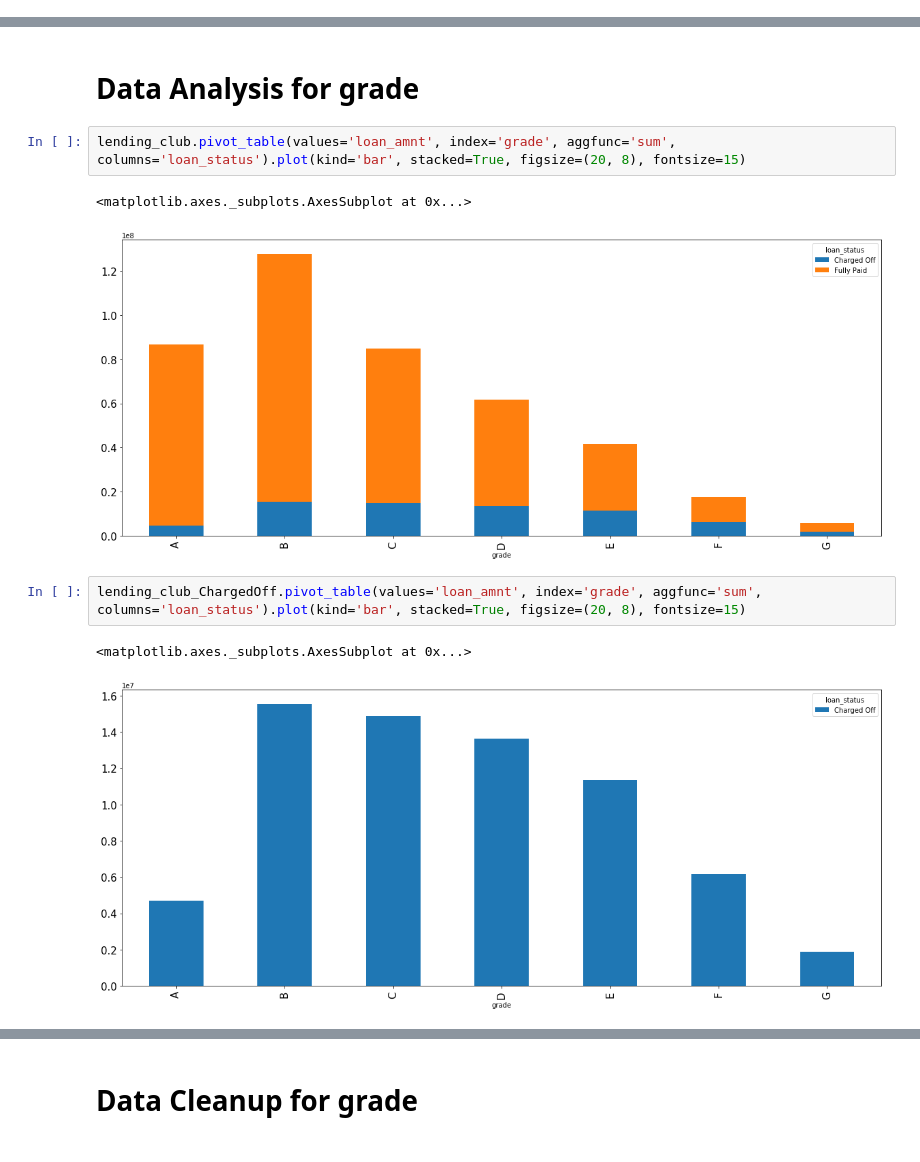
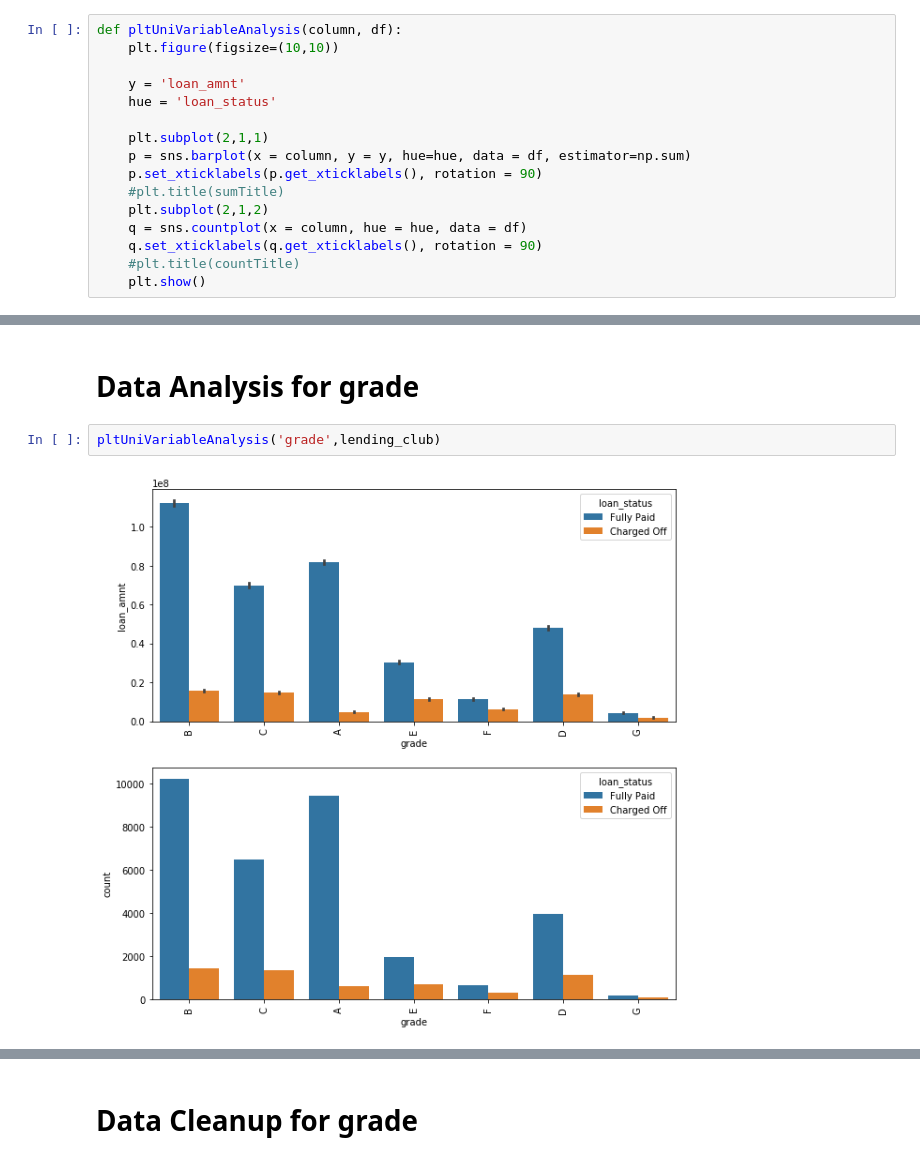
Before and after one commit to amirivija/EDA, a Jupyter notebook: group_assignment.ipynb, the cells around one changed output, grey strips where cells are left out. Drawn from its saved outputs; the diff is of its cells as text.

```diff
--- a/group_assignment.ipynb
+++ b/group_assignment.ipynb
@@ -96,3 +96,19 @@ def checkNullPerForColumns(columnName):
+# %%
+def pltUniVariableAnalysis(column, df):
+    plt.figure(figsize=(10,10))
+
+    y = 'loan_amnt'
+    hue = 'loan_status'
+
+    plt.subplot(2,1,1)
+    p = sns.barplot(x = column, y = y, hue=hue, data = df, estimator=np.sum)
+    p.set_xticklabels(p.get_xticklabels(), rotation = 90)
+    #plt.title(sumTitle)
+    plt.subplot(2,1,2)
+    q = sns.countplot(x = column, hue = hue, data = df)
+    q.set_xticklabels(q.get_xticklabels(), rotation = 90)
+    #plt.title(countTitle)
+    plt.show()
 # %% [markdown]
 # ----------------- SECTION 1 ------------------------
 # %% [markdown]
@@ -351,13 +367,7 @@ Higher tenure leads to higher default rates.
 # Insights for installment
 # %% [markdown]
 # Data Analysis for grade
-# %%
-lending_club.pivot_table(values='loan_amnt', index='grade', aggfunc='sum', columns='loan_status').plot(kind='bar', stacked=True, figsize=(20, 8), fontsize=15)
-# %% [output]
-<matplotlib.axes._subplots.AxesSubplot at 0x...>
-[figure, removed]
-# %%
-lending_club_ChargedOff.pivot_table(values='loan_amnt', index='grade', aggfunc='sum', columns='loan_status').plot(kind='bar', stacked=True, figsize=(20, 8), fontsize=15)
-# %% [output]
-<matplotlib.axes._subplots.AxesSubplot at 0x...>
-[figure, removed]
+# %%
+pltUniVariableAnalysis('grade',lending_club)
+# %% [output]
+[figure, added]
```
Also changed, not shown: parts of 33 cells of this notebook.
